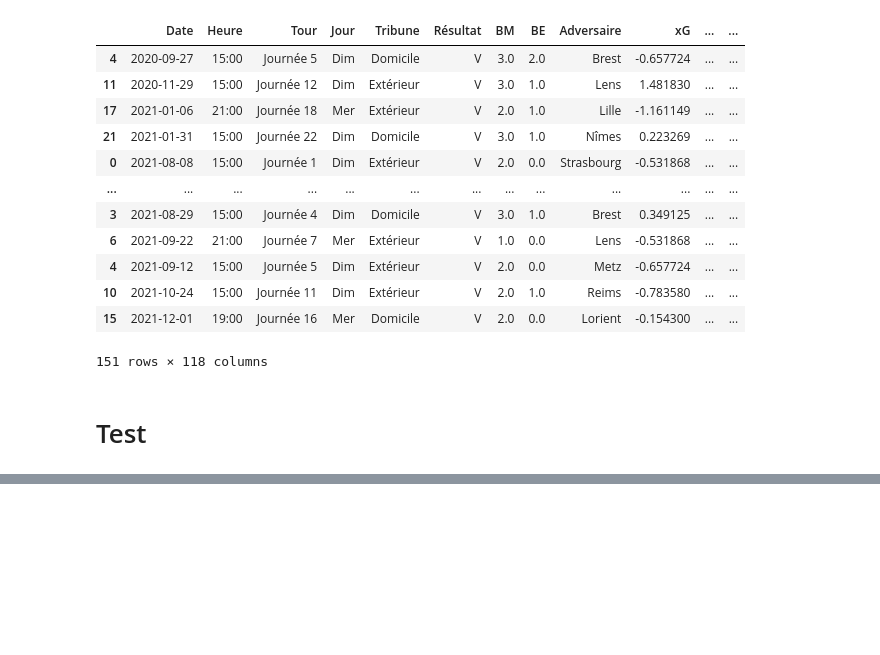
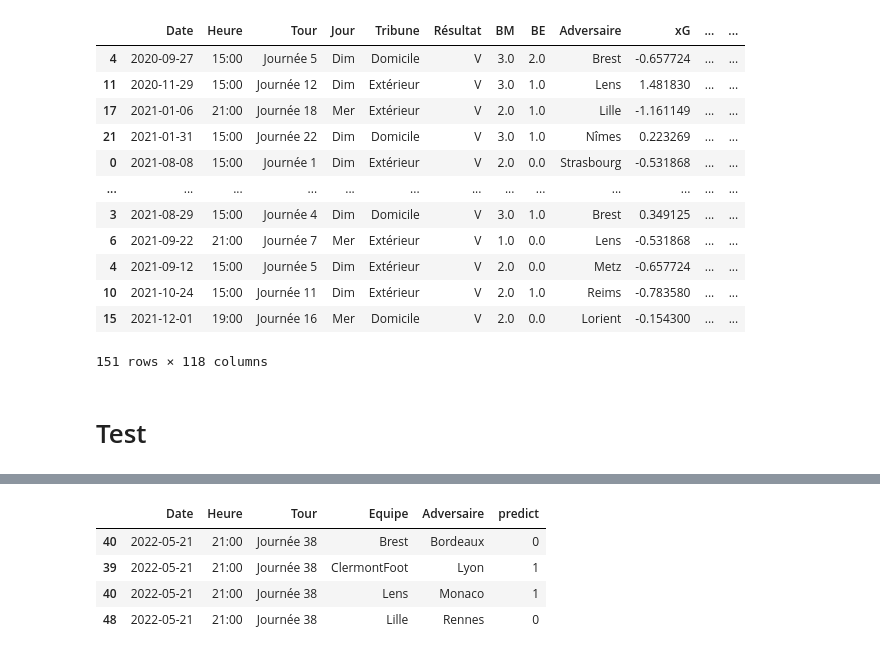
Before and after one commit to Tomlora/Ligue1, a Jupyter notebook: prediction.ipynb, the cells around one changed output, grey strips where cells are left out. Saved outputs shown, nothing was run; the diff lists cells and outputs as text; code cells hidden in the pictures; blank space fills up the shorter version.

```diff
--- a/prediction.ipynb
+++ b/prediction.ipynb
@@ -315,0 +384,8 @@ matches_rolling[(matches_rolling['Target'] == 1) & (matches_rolling['predict'] !
+# %%
+matches2022_rolling[(matches2022_rolling['Tour'] == "Journée 38") & (matches2022_rolling['Année'] == 2022) & (matches2022_rolling['Tribune'] == 'Domicile')][['Date', 'Heure', 'Tour', 'Equipe', 'Adversaire', 'predict']]
+# %% [output]
+|  | Date | Heure | Tour | Equipe | Adversaire | predict |
+| 40 | 2022-05-21 | 21:00 | Journée 38 | Brest | Bordeaux | 0 |
+| 39 | 2022-05-21 | 21:00 | Journée 38 | ClermontFoot | Lyon | 1 |
+| 40 | 2022-05-21 | 21:00 | Journée 38 | Lens | Monaco | 1 |
+| 48 | 2022-05-21 | 21:00 | Journée 38 | Lille | Rennes | 0 |
```
Also changed, not shown: parts of 5 cells of this notebook.
